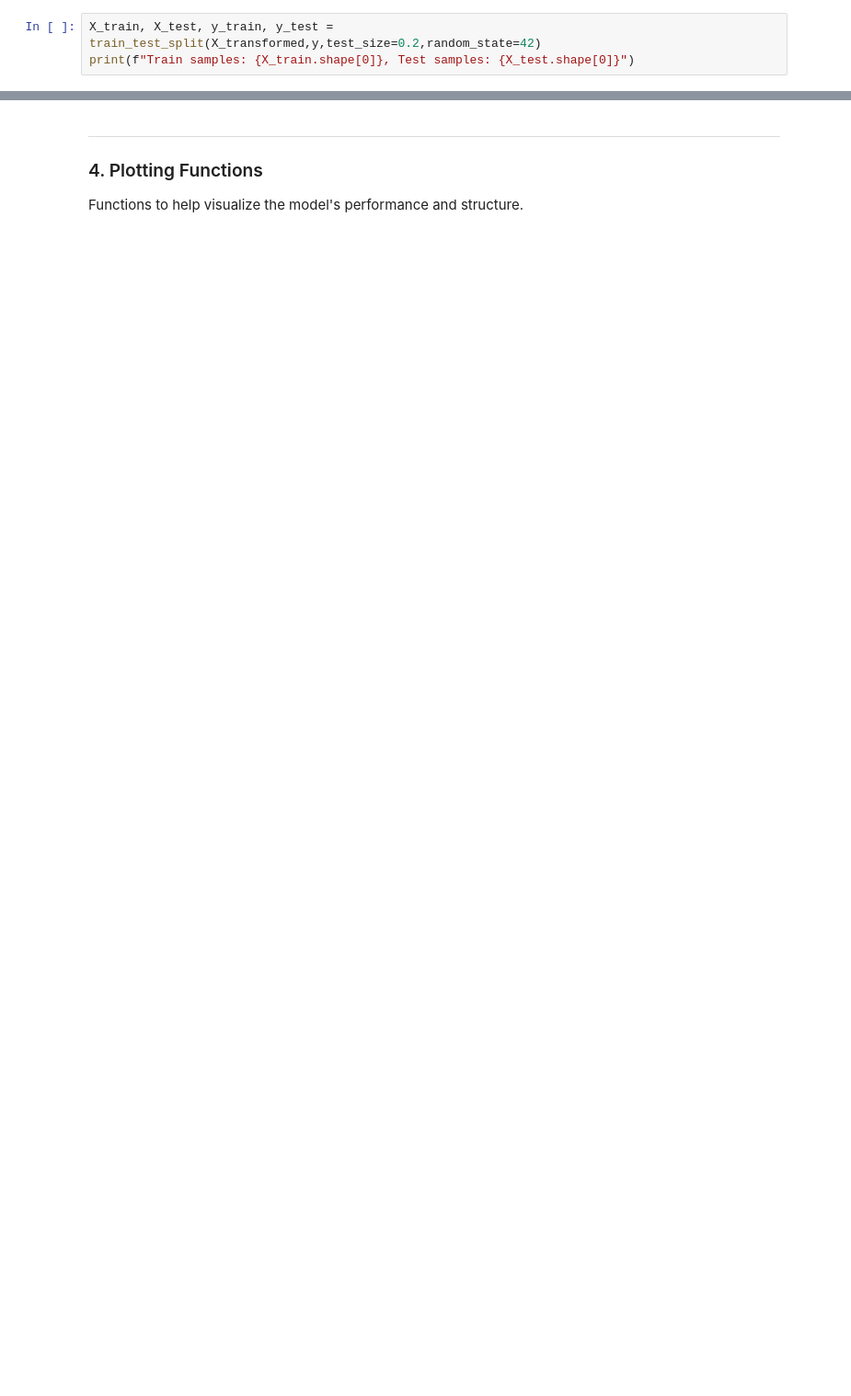
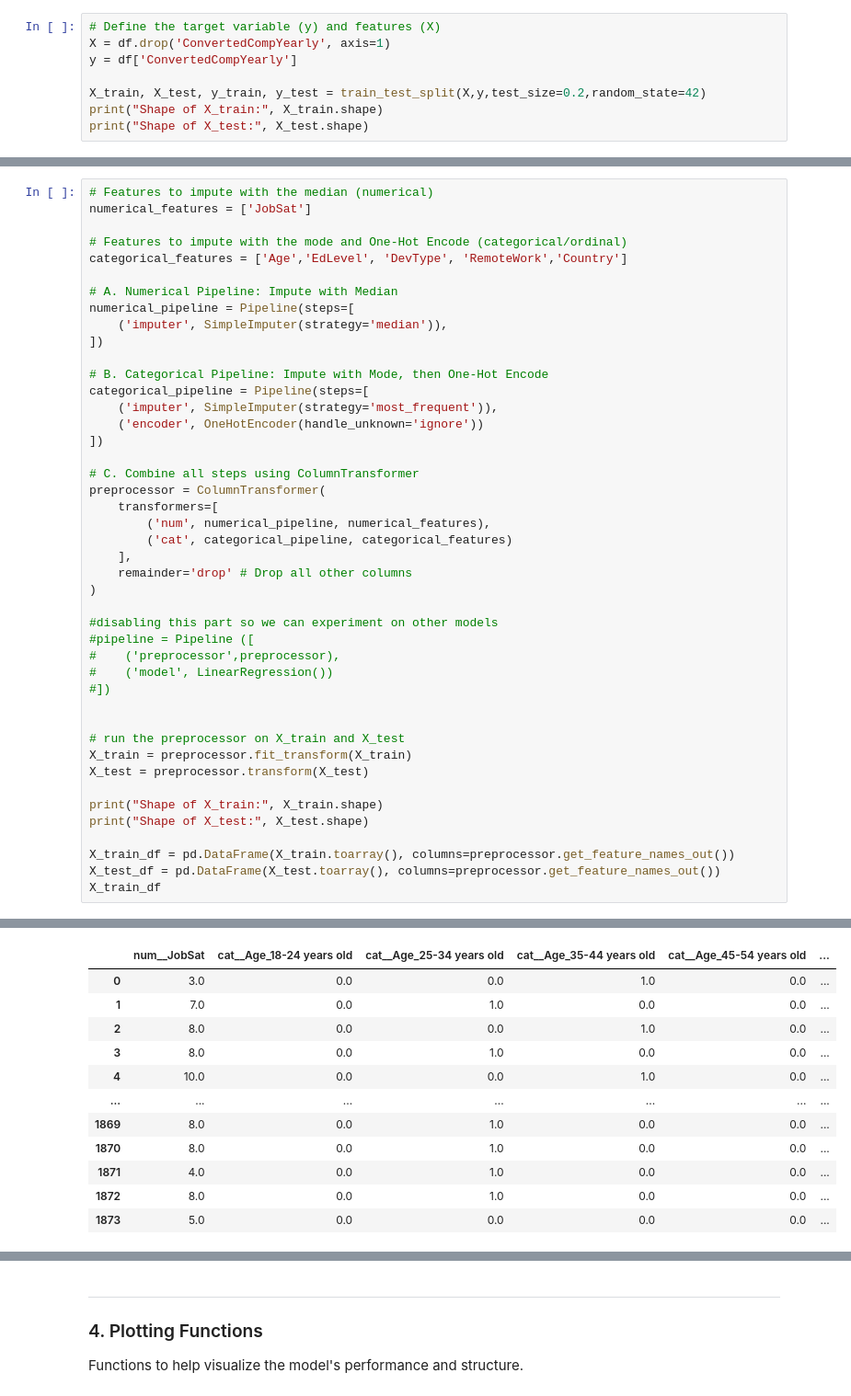
Before and after one commit to STetiana/stackoverflow_buddies, a Jupyter notebook: Sprint02_model_training.ipynb, the cells around one changed output, grey strips where cells are left out. Shown at 92% size. Drawn from its saved outputs; the diff is of its cells as text; blank space fills up the shorter version.

Commit message:
moved data split before transformation pipeline

```diff
--- a/Sprint02_model_training.ipynb
+++ b/Sprint02_model_training.ipynb
@@ -112,6 +32,11 @@ Shape of processed data: (2343, 60)
 
 Split the processed data into training and testing sets.
 # %%
-X_train, X_test, y_train, y_test = train_test_split(X_transformed,y,test_size=0.2,random_state=42)
-print(f"Train samples: {X_train.shape[0]}, Test samples: {X_test.shape[0]}")
+# Define the target variable (y) and features (X)
+X = df.drop('ConvertedCompYearly', axis=1)
+y = df['ConvertedCompYearly']
+
+X_train, X_test, y_train, y_test = train_test_split(X,y,test_size=0.2,random_state=42)
+print("Shape of X_train:", X_train.shape)
+print("Shape of X_test:", X_test.shape)
 # %% [output]
@@ -118,0 +50,45 @@ Train samples: 1874, Test samples: 469
+# %%
+# Features to impute with the median (numerical)
+numerical_features = ['JobSat']
+
+# Features to impute with the mode and One-Hot Encode (categorical/ordinal)
+categorical_features = ['Age','EdLevel', 'DevType', 'RemoteWork','Country']
+
+# A. Numerical Pipeline: Impute with Median
+numerical_pipeline = Pipeline(steps=[
+    ('imputer', SimpleImputer(strategy='median')),
+])
+
+# B. Categorical Pipeline: Impute with Mode, then One-Hot Encode
+categorical_pipeline = Pipeline(steps=[
+    ('imputer', SimpleImputer(strategy='most_frequent')),
+    ('encoder', OneHotEncoder(handle_unknown='ignore'))
+])
+
+# C. Combine all steps using ColumnTransformer
+preprocessor = ColumnTransformer(
+    transformers=[
+        ('num', numerical_pipeline, numerical_features),
+        ('cat', categorical_pipeline, categorical_features)
+    ],
+    remainder='drop' # Drop all other columns
+)
+
+#disabling this part so we can experiment on other models
+#pipeline = Pipeline ([
+#    ('preprocessor',preprocessor),
+#    ('model', LinearRegression())
+#])
+
+
+# run the preprocessor on X_train and X_test
+X_train = preprocessor.fit_transform(X_train)
+X_test = preprocessor.transform(X_test)
+
+print("Shape of X_train:", X_train.shape)
+print("Shape of X_test:", X_test.shape)
+
+X_train_df = pd.DataFrame(X_train.toarray(), columns=preprocessor.get_feature_names_out())
+X_test_df = pd.DataFrame(X_test.toarray(), columns=preprocessor.get_feature_names_out())
+X_train_df
+# %% [output]
@@ -118,0 +97,12 @@ Train samples: 1874, Test samples: 469
+|  | num__JobSat | cat__Age_18-24 years old | cat__Age_25-34 years old | cat__Age_35-44 years old | cat__Age_45-54 years old | ... |
+| 0 | 3.0 | 0.0 | 0.0 | 1.0 | 0.0 | ... |
+| 1 | 7.0 | 0.0 | 1.0 | 0.0 | 0.0 | ... |
+| 2 | 8.0 | 0.0 | 0.0 | 1.0 | 0.0 | ... |
+| 3 | 8.0 | 0.0 | 1.0 | 0.0 | 0.0 | ... |
+| 4 | 10.0 | 0.0 | 0.0 | 1.0 | 0.0 | ... |
+| ... | ... | ... | ... | ... | ... | ... |
+| 1869 | 8.0 | 0.0 | 1.0 | 0.0 | 0.0 | ... |
+| 1870 | 8.0 | 0.0 | 1.0 | 0.0 | 0.0 | ... |
+| 1871 | 4.0 | 0.0 | 1.0 | 0.0 | 0.0 | ... |
+| 1872 | 8.0 | 0.0 | 1.0 | 0.0 | 0.0 | ... |
+| 1873 | 5.0 | 0.0 | 0.0 | 0.0 | 0.0 | ... |
```
Also changed, not shown: parts of 15 cells of this notebook.
